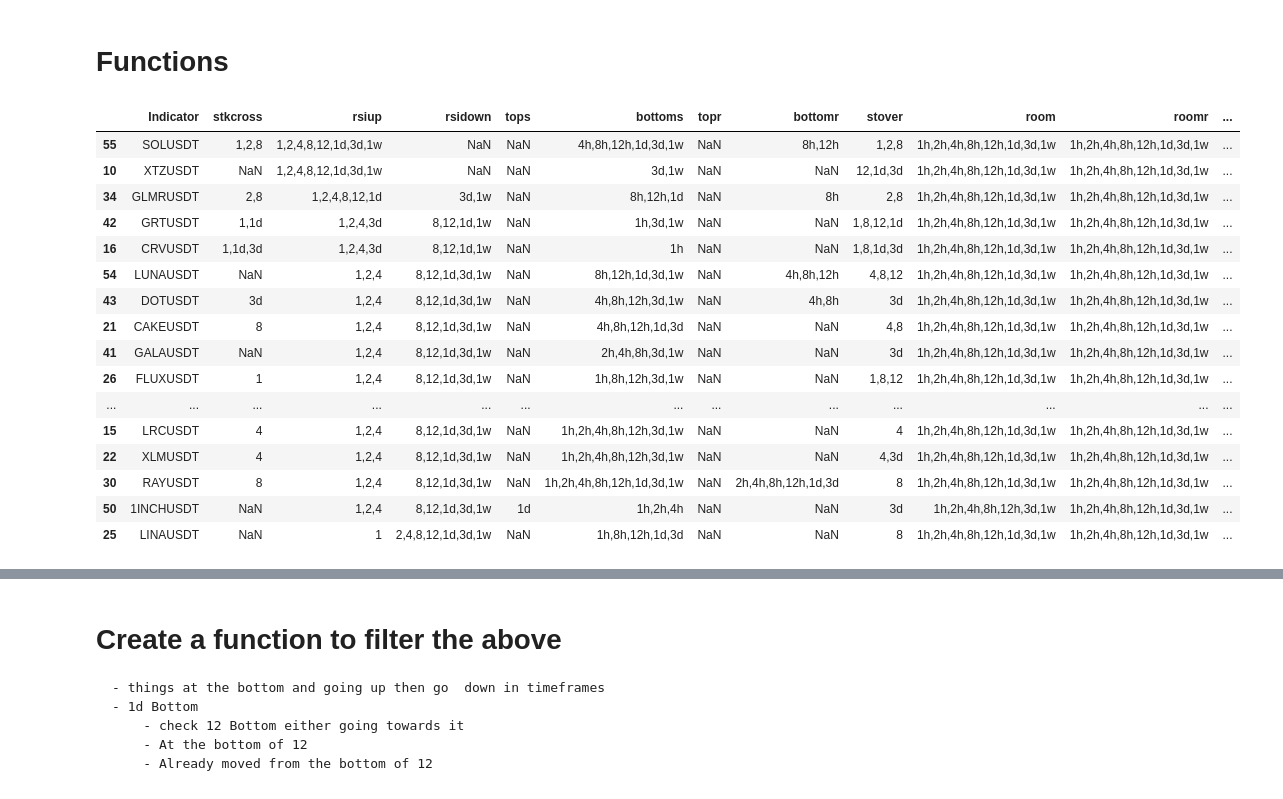
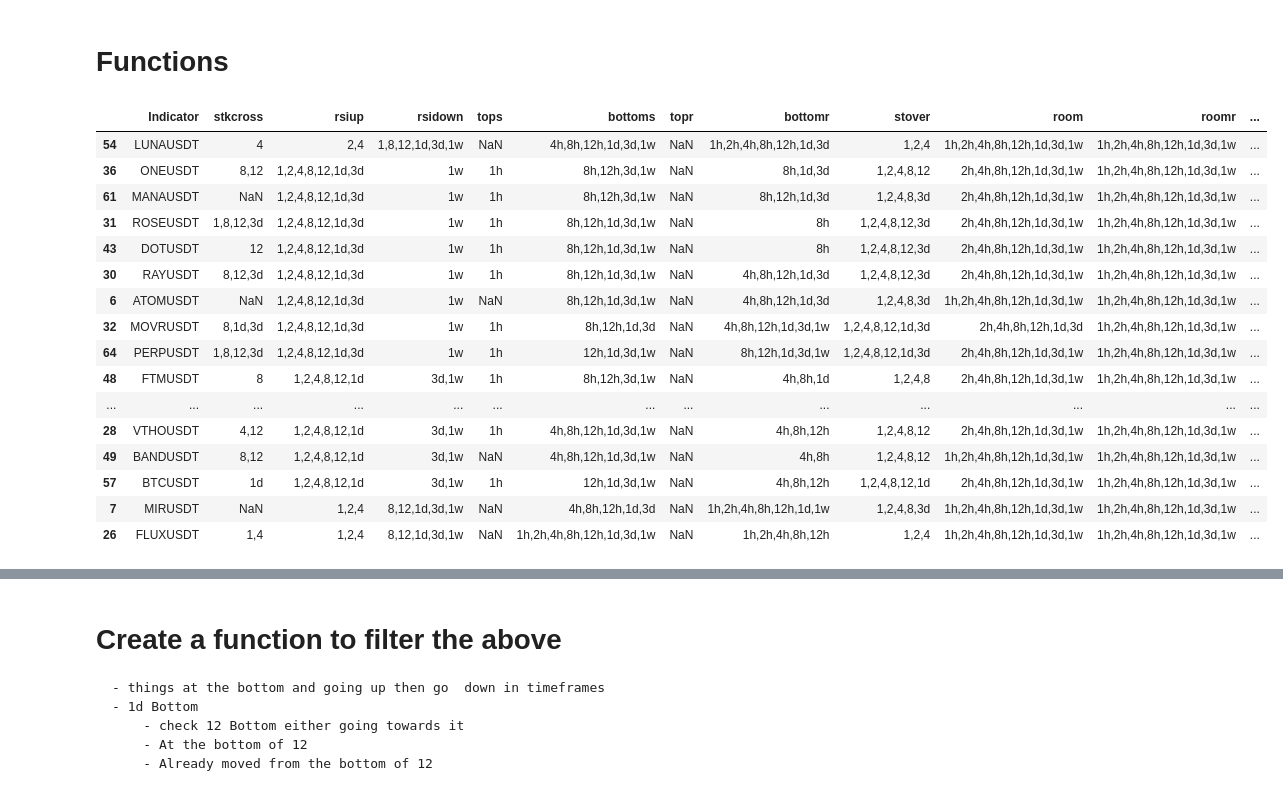
Before and after one commit to hjabbour/ML, a Jupyter notebook: STRSIMACDSMATOPBOTTOM-ML-Draft.ipynb, the cells around one changed output, grey strips where cells are left out. Drawn from its saved outputs; the diff is of its cells as text; code cells hidden in the pictures.

```diff
--- a/STRSIMACDSMATOPBOTTOM-ML-Draft.ipynb
+++ b/STRSIMACDSMATOPBOTTOM-ML-Draft.ipynb
@@ -1103,50 +1085,52 @@ test = newframe.loc[(newframe['rsiup'] <= '1d') & (newframe['bottoms'].notnull()
 test = newframe.loc[(newframe['rsiup'] <= '1d') & (newframe['stover'].notnull())]
 
 #test = newframe.loc[(newframe['rsidown'].isnull()) &  (newframe['stkup'].notnull()) ]
 #test = newframe.loc[(newframe['rsidown'].notnull()) &  (newframe['stkup'].notnull()) ]
 #test = newframe.loc[(newframe['rsidown'].notnull()) &  (newframe['bottoms'].notnull())]
 
 
-#test = newframe.loc[(newframe['bottomr'] >= '12h') &  (newframe['stkup'].notnull()) ]
+#test = newframe.loc[(newframe['bottomr'] <= '12h') &  (newframe['bottoms'] <= '12h') ]
+test = newframe.loc[(newframe['bottomr'] >= '1d') & ((newframe['stover'].notnull()) | (newframe['stkcross'].notnull()))]
+
 
 #test = newframe.loc[(newframe['tops'].isnull()) &  (newframe['rsidown'].isnull()) ]
 
 
 #test = newframe.loc[(newframe['stkup'].notnull()) &  (newframe['bottoms'].notnull()) & (newframe['tops'].isnull()) ]
 
 #test = newframe.loc[(newframe['rsiup'] <= '1w') & (newframe['bottoms'] >= '4h') &  (newframe['shift'].notnull())]
 
 
 #test = newframe.loc[(newframe['shift'].notnull()) &  (newframe['bottoms'].notnull()) ]
 
 #test = newframe.loc[(newframe['rsidown'].isnull()) | (newframe['rsidown'] <= '1') ]
 
 #test = newframe.loc[(newframe['shift'] >= '1h') &  (newframe['dshift'].isnull()) & (newframe['downtrend'].isnull()) ]
 #test = newframe.loc[(newframe['shift'] >= '1h') &  (newframe['dshift'].isnull()) ]
 
 #test = newframe.loc[(newframe['shift'] >= '12h,1d,3d')]
 
 newframe
 
 test
 # %% [output]
 |  | Indicator | stkcross | rsiup | rsidown | tops | bottoms | topr | bottomr | stover | room | roomr | ... |
-| 55 | SOLUSDT | 1,2,8 | 1,2,4,8,12,1d,3d,1w | NaN | NaN | 4h,8h,12h,1d,3d,1w | NaN | 8h,12h | 1,2,8 | 1h,2h,4h,8h,12h,1d,3d,1w | 1h,2h,4h,8h,12h,1d,3d,1w | ... |
-| 10 | XTZUSDT | NaN | 1,2,4,8,12,1d,3d,1w | NaN | NaN | 3d,1w | NaN | NaN | 12,1d,3d | 1h,2h,4h,8h,12h,1d,3d,1w | 1h,2h,4h,8h,12h,1d,3d,1w | ... |
-| 34 | GLMRUSDT | 2,8 | 1,2,4,8,12,1d | 3d,1w | NaN | 8h,12h,1d | NaN | 8h | 2,8 | 1h,2h,4h,8h,12h,1d,3d,1w | 1h,2h,4h,8h,12h,1d,3d,1w | ... |
-| 42 | GRTUSDT | 1,1d | 1,2,4,3d | 8,12,1d,1w | NaN | 1h,3d,1w | NaN | NaN | 1,8,12,1d | 1h,2h,4h,8h,12h,1d,3d,1w | 1h,2h,4h,8h,12h,1d,3d,1w | ... |
-| 16 | CRVUSDT | 1,1d,3d | 1,2,4,3d | 8,12,1d,1w | NaN | 1h | NaN | NaN | 1,8,1d,3d | 1h,2h,4h,8h,12h,1d,3d,1w | 1h,2h,4h,8h,12h,1d,3d,1w | ... |
-| 54 | LUNAUSDT | NaN | 1,2,4 | 8,12,1d,3d,1w | NaN | 8h,12h,1d,3d,1w | NaN | 4h,8h,12h | 4,8,12 | 1h,2h,4h,8h,12h,1d,3d,1w | 1h,2h,4h,8h,12h,1d,3d,1w | ... |
-| 43 | DOTUSDT | 3d | 1,2,4 | 8,12,1d,3d,1w | NaN | 4h,8h,12h,3d,1w | NaN | 4h,8h | 3d | 1h,2h,4h,8h,12h,1d,3d,1w | 1h,2h,4h,8h,12h,1d,3d,1w | ... |
-| 21 | CAKEUSDT | 8 | 1,2,4 | 8,12,1d,3d,1w | NaN | 4h,8h,12h,1d,3d | NaN | NaN | 4,8 | 1h,2h,4h,8h,12h,1d,3d,1w | 1h,2h,4h,8h,12h,1d,3d,1w | ... |
-| 41 | GALAUSDT | NaN | 1,2,4 | 8,12,1d,3d,1w | NaN | 2h,4h,8h,3d,1w | NaN | NaN | 3d | 1h,2h,4h,8h,12h,1d,3d,1w | 1h,2h,4h,8h,12h,1d,3d,1w | ... |
-| 26 | FLUXUSDT | 1 | 1,2,4 | 8,12,1d,3d,1w | NaN | 1h,8h,12h,3d,1w | NaN | NaN | 1,8,12 | 1h,2h,4h,8h,12h,1d,3d,1w | 1h,2h,4h,8h,12h,1d,3d,1w | ... |
+| 54 | LUNAUSDT | 4 | 2,4 | 1,8,12,1d,3d,1w | NaN | 4h,8h,12h,1d,3d,1w | NaN | 1h,2h,4h,8h,12h,1d,3d | 1,2,4 | 1h,2h,4h,8h,12h,1d,3d,1w | 1h,2h,4h,8h,12h,1d,3d,1w | ... |
+| 36 | ONEUSDT | 8,12 | 1,2,4,8,12,1d,3d | 1w | 1h | 8h,12h,3d,1w | NaN | 8h,1d,3d | 1,2,4,8,12 | 2h,4h,8h,12h,1d,3d,1w | 1h,2h,4h,8h,12h,1d,3d,1w | ... |
+| 61 | MANAUSDT | NaN | 1,2,4,8,12,1d,3d | 1w | 1h | 8h,12h,3d,1w | NaN | 8h,12h,1d,3d | 1,2,4,8,3d | 2h,4h,8h,12h,1d,3d,1w | 1h,2h,4h,8h,12h,1d,3d,1w | ... |
+| 31 | ROSEUSDT | 1,8,12,3d | 1,2,4,8,12,1d,3d | 1w | 1h | 8h,12h,1d,3d,1w | NaN | 8h | 1,2,4,8,12,3d | 2h,4h,8h,12h,1d,3d,1w | 1h,2h,4h,8h,12h,1d,3d,1w | ... |
+| 43 | DOTUSDT | 12 | 1,2,4,8,12,1d,3d | 1w | 1h | 8h,12h,1d,3d,1w | NaN | 8h | 1,2,4,8,12,3d | 2h,4h,8h,12h,1d,3d,1w | 1h,2h,4h,8h,12h,1d,3d,1w | ... |
+| 30 | RAYUSDT | 8,12,3d | 1,2,4,8,12,1d,3d | 1w | 1h | 8h,12h,1d,3d,1w | NaN | 4h,8h,12h,1d,3d | 1,2,4,8,12,3d | 2h,4h,8h,12h,1d,3d,1w | 1h,2h,4h,8h,12h,1d,3d,1w | ... |
+| 6 | ATOMUSDT | NaN | 1,2,4,8,12,1d,3d | 1w | NaN | 8h,12h,1d,3d,1w | NaN | 4h,8h,12h,1d,3d | 1,2,4,8,3d | 1h,2h,4h,8h,12h,1d,3d,1w | 1h,2h,4h,8h,12h,1d,3d,1w | ... |
+| 32 | MOVRUSDT | 8,1d,3d | 1,2,4,8,12,1d,3d | 1w | 1h | 8h,12h,1d,3d | NaN | 4h,8h,12h,1d,3d,1w | 1,2,4,8,12,1d,3d | 2h,4h,8h,12h,1d,3d | 1h,2h,4h,8h,12h,1d,3d,1w | ... |
+| 64 | PERPUSDT | 1,8,12,3d | 1,2,4,8,12,1d,3d | 1w | 1h | 12h,1d,3d,1w | NaN | 8h,12h,1d,3d,1w | 1,2,4,8,12,1d,3d | 2h,4h,8h,12h,1d,3d,1w | 1h,2h,4h,8h,12h,1d,3d,1w | ... |
+| 48 | FTMUSDT | 8 | 1,2,4,8,12,1d | 3d,1w | 1h | 8h,12h,3d,1w | NaN | 4h,8h,1d | 1,2,4,8 | 2h,4h,8h,12h,1d,3d,1w | 1h,2h,4h,8h,12h,1d,3d,1w | ... |
 | ... | ... | ... | ... | ... | ... | ... | ... | ... | ... | ... | ... | ... |
-| 15 | LRCUSDT | 4 | 1,2,4 | 8,12,1d,3d,1w | NaN | 1h,2h,4h,8h,12h,3d,1w | NaN | NaN | 4 | 1h,2h,4h,8h,12h,1d,3d,1w | 1h,2h,4h,8h,12h,1d,3d,1w | ... |
-| 22 | XLMUSDT | 4 | 1,2,4 | 8,12,1d,3d,1w | NaN | 1h,2h,4h,8h,12h,3d,1w | NaN | NaN | 4,3d | 1h,2h,4h,8h,12h,1d,3d,1w | 1h,2h,4h,8h,12h,1d,3d,1w | ... |
-| 30 | RAYUSDT | 8 | 1,2,4 | 8,12,1d,3d,1w | NaN | 1h,2h,4h,8h,12h,1d,3d,1w | NaN | 2h,4h,8h,12h,1d,3d | 8 | 1h,2h,4h,8h,12h,1d,3d,1w | 1h,2h,4h,8h,12h,1d,3d,1w | ... |
-| 50 | 1INCHUSDT | NaN | 1,2,4 | 8,12,1d,3d,1w | 1d | 1h,2h,4h | NaN | NaN | 3d | 1h,2h,4h,8h,12h,3d,1w | 1h,2h,4h,8h,12h,1d,3d,1w | ... |
-| 25 | LINAUSDT | NaN | 1 | 2,4,8,12,1d,3d,1w | NaN | 1h,8h,12h,1d,3d | NaN | NaN | 8 | 1h,2h,4h,8h,12h,1d,3d,1w | 1h,2h,4h,8h,12h,1d,3d,1w | ... |
+| 28 | VTHOUSDT | 4,12 | 1,2,4,8,12,1d | 3d,1w | 1h | 4h,8h,12h,1d,3d,1w | NaN | 4h,8h,12h | 1,2,4,8,12 | 2h,4h,8h,12h,1d,3d,1w | 1h,2h,4h,8h,12h,1d,3d,1w | ... |
+| 49 | BANDUSDT | 8,12 | 1,2,4,8,12,1d | 3d,1w | NaN | 4h,8h,12h,1d,3d,1w | NaN | 4h,8h | 1,2,4,8,12 | 1h,2h,4h,8h,12h,1d,3d,1w | 1h,2h,4h,8h,12h,1d,3d,1w | ... |
+| 57 | BTCUSDT | 1d | 1,2,4,8,12,1d | 3d,1w | 1h | 12h,1d,3d,1w | NaN | 4h,8h,12h | 1,2,4,8,12,1d | 2h,4h,8h,12h,1d,3d,1w | 1h,2h,4h,8h,12h,1d,3d,1w | ... |
+| 7 | MIRUSDT | NaN | 1,2,4 | 8,12,1d,3d,1w | NaN | 4h,8h,12h,1d,3d | NaN | 1h,2h,4h,8h,12h,1d,1w | 1,2,4,8,3d | 1h,2h,4h,8h,12h,1d,3d,1w | 1h,2h,4h,8h,12h,1d,3d,1w | ... |
+| 26 | FLUXUSDT | 1,4 | 1,2,4 | 8,12,1d,3d,1w | NaN | 1h,2h,4h,8h,12h,1d,3d,1w | NaN | 1h,2h,4h,8h,12h | 1,2,4 | 1h,2h,4h,8h,12h,1d,3d,1w | 1h,2h,4h,8h,12h,1d,3d,1w | ... |
 # %%
 # Indicators for the week shift
 
```
Also changed, not shown: parts of 63 cells of this notebook, 3 other files.
